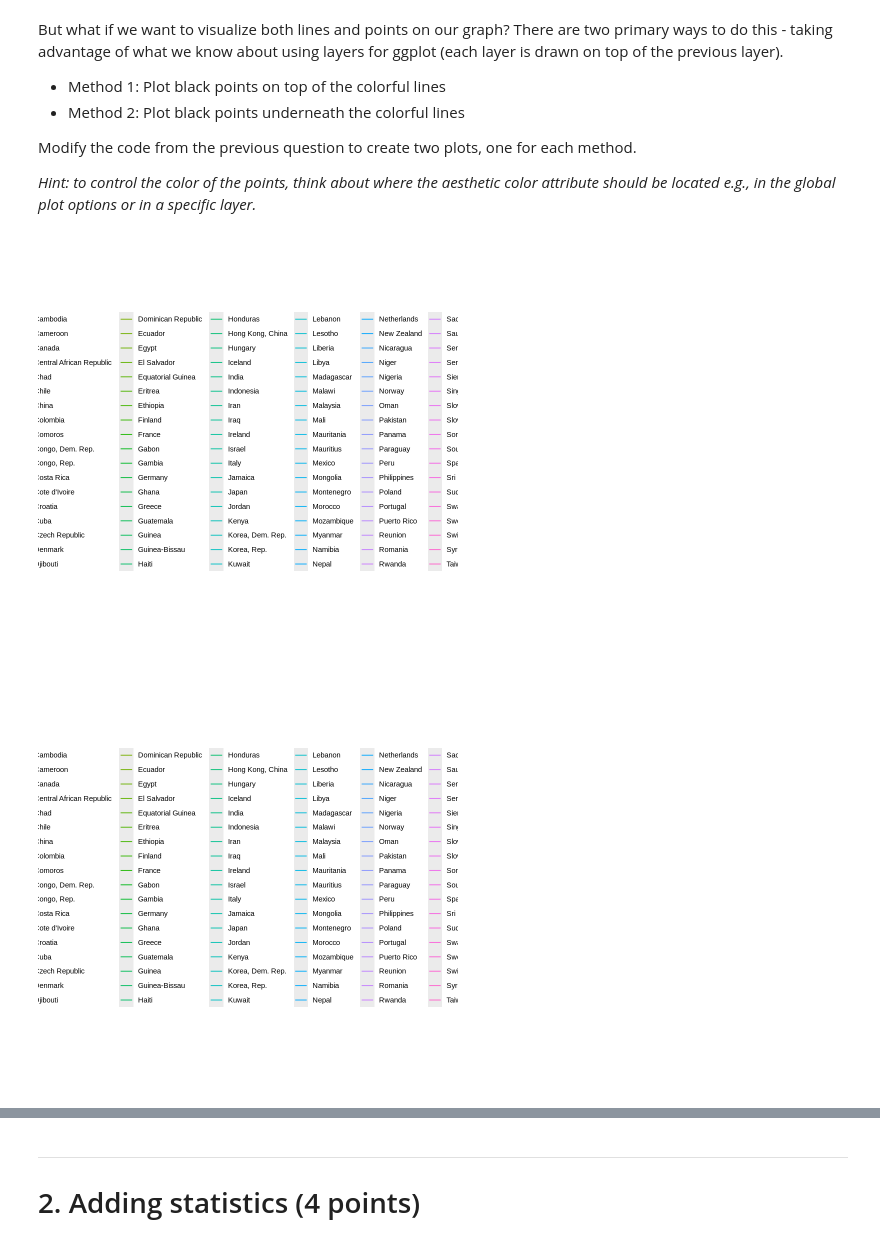
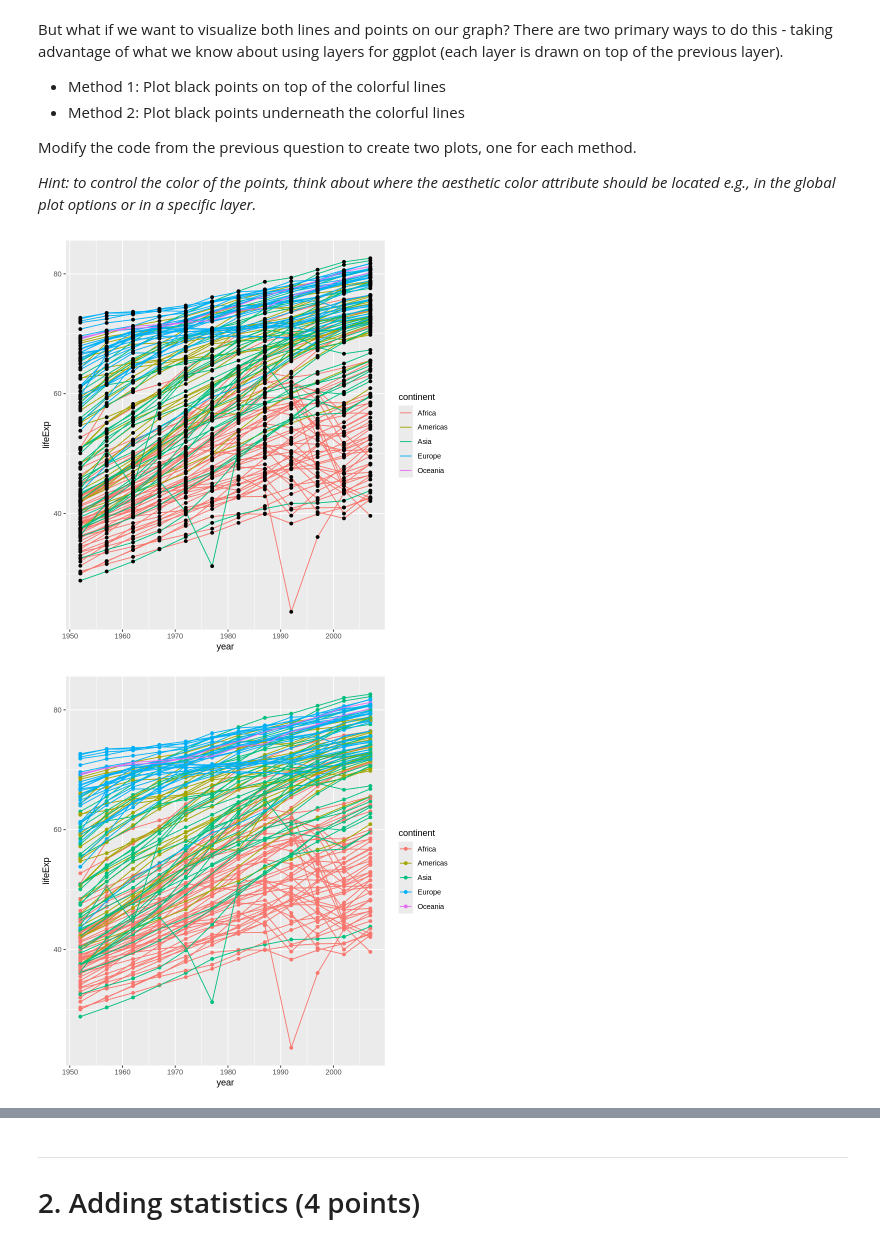
Before and after one commit to jialinli-21/Li_DSPN_S25, a Jupyter notebook: Exercise5.ipynb, the cells around one changed output, grey strips where cells are left out. Drawn from its saved outputs; the diff is of its cells as text; code cells hidden in the pictures.

```diff
--- a/Exercise5.ipynb
+++ b/Exercise5.ipynb
@@ -82,20 +82,20 @@ Modify the code from the previous question to create two plots, one for each met
 # %%
 # INSERT CODE HERE
 
 # method 1
-ggplot(gapminder, aes(x=year, y=lifeExp)) +
-    geom_line(aes(color = country), linewidth = 0.5) +
+ggplot(gapminder, aes(x=year, y=lifeExp, color = continent, by = country)) +
+    geom_line(linewidth = 0.5) +
     geom_point(color = "black")
 # %% [output]
-[figure, old version]
+[figure, new version]
 # %%
 # INSERT CODE HERE
 
 # method 2
-ggplot(gapminder, aes(x=year, y=lifeExp)) +
+ggplot(gapminder, aes(x=year, y=lifeExp, color = continent, by = country)) +
     geom_point()+
-    geom_line(aes(color = country), linewidth = 0.5)
+    geom_line( linewidth = 0.5)
 # %% [output]
-[figure, old version]
+[figure, new version]
 # %%
 # Aside: colorful points
```
Also changed, not shown: parts of 2 cells of this notebook.
